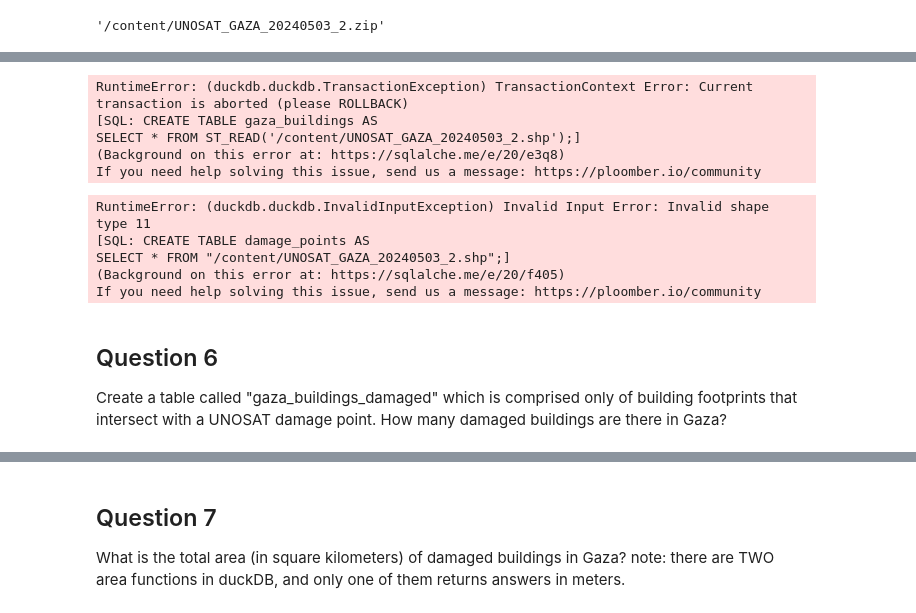
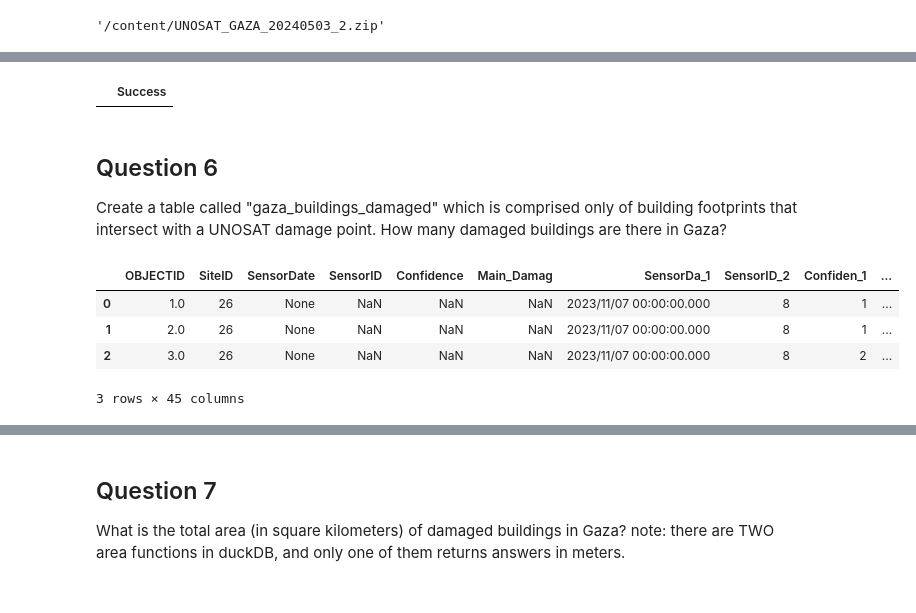
Before and after one commit to NourahAlhosain/CASA0025, a Jupyter notebook: W05_quiz_2025.ipynb, the cells around one changed output, grey strips where cells are left out. Cells and saved outputs as stored; diff of their text form; code cells hidden in the pictures.

```diff
--- a/W05_quiz_2025.ipynb
+++ b/W05_quiz_2025.ipynb
@@ -283,30 +271,12 @@ If you need help solving this issue, send us a message: https://ploomber.io/comm
 # %%
 %%sql
 
-CREATE TABLE gaza_buildings AS
-SELECT * FROM ST_READ('/content/UNOSAT_GAZA_20240503_2.geojson');
+CREATE TABLE damage_points AS
+SELECT * FROM ST_Read('UNOSAT_GAZA_20240503_2.shp');
 
-
-CREATE INDEX gaza_buildings_index ON gaza_buildings USING RTREE(geom);
+CREATE INDEX damage_points_index ON damage_points USING RTREE(geom);
 # %% [output]
-RuntimeError: (duckdb.duckdb.TransactionException) TransactionContext Error: Current transaction is aborted (please ROLLBACK)
-[SQL: CREATE TABLE gaza_buildings AS
-SELECT * FROM ST_READ('/content/UNOSAT_GAZA_20240503_2.shp');]
-(Background on this error at: https://sqlalche.me/e/20/e3q8)
-If you need help solving this issue, send us a message: https://ploomber.io/community
+|  | Success |
-# %%
-%%sql
-
-CREATE TABLE damage_points AS
-SELECT * FROM "/content/UNOSAT_GAZA_20240503_2.shp";
-
-CREATE INDEX damage_points_index ON damage_points USING RTREE(geom);
-# %% [output]
-RuntimeError: (duckdb.duckdb.InvalidInputException) Invalid Input Error: Invalid shape type 11
-[SQL: CREATE TABLE damage_points AS
-SELECT * FROM "/content/UNOSAT_GAZA_20240503_2.shp";]
-(Background on this error at: https://sqlalche.me/e/20/f405)
-If you need help solving this issue, send us a message: https://ploomber.io/community
 # %% [markdown]
 ## Question 6
 
@@ -317,0 +284,9 @@ CREATE TABLE gaza_buildings AS SELECT * FROM "content/Gaza_Buildings_2.geojson";
+# %%
+%%sql
+SELECT * from damage_points LIMIT 3;
+# %% [output]
+|  | OBJECTID | SiteID | SensorDate | SensorID | Confidence | Main_Damag | SensorDa_1 | SensorID_2 | Confiden_1 | ... |
+| 0 | 1.0 | 26 | None | NaN | NaN | NaN | 2023/11/07 00:00:00.000 | 8 | 1 | ... |
+| 1 | 2.0 | 26 | None | NaN | NaN | NaN | 2023/11/07 00:00:00.000 | 8 | 1 | ... |
+| 2 | 3.0 | 26 | None | NaN | NaN | NaN | 2023/11/07 00:00:00.000 | 8 | 2 | ... |
+3 rows × 45 columns
```
Also changed, not shown: parts of 20 cells of this notebook.
